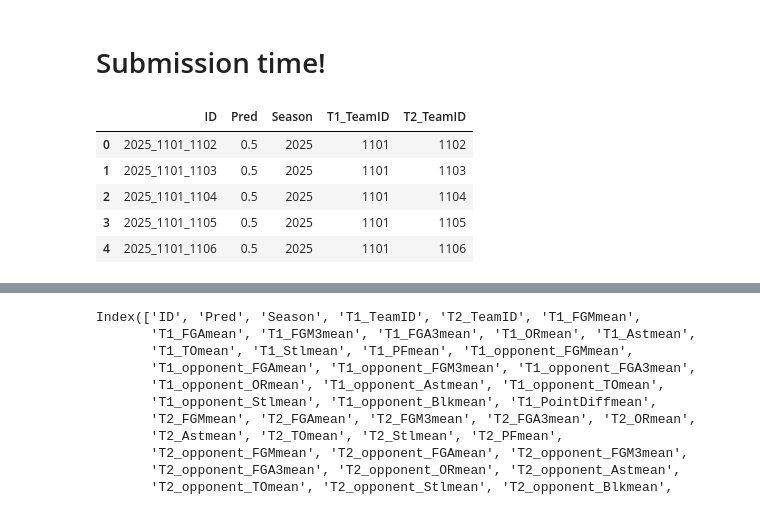
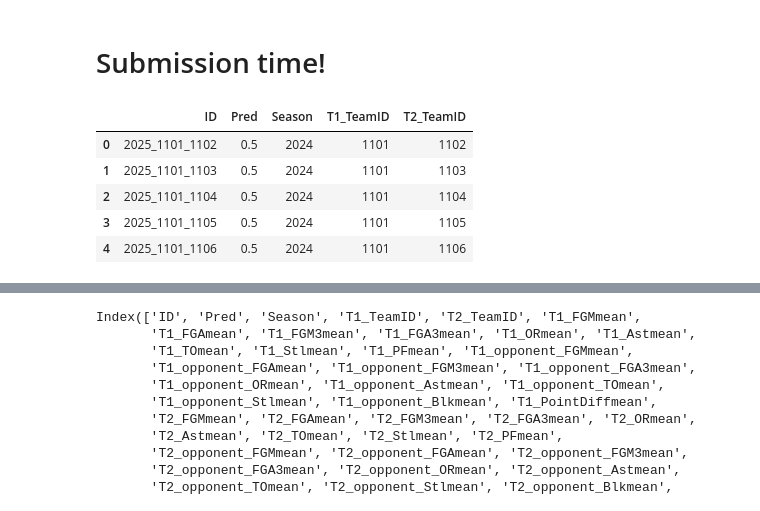
Before and after one commit to brendanlapuma/mmadness-2025, a Jupyter notebook: 2025_notebook.ipynb, the cells around one changed output, grey strips where cells are left out. Saved outputs shown, nothing was run; the diff lists cells and outputs as text; code cells hidden in the pictures.

```diff
--- a/2025_notebook.ipynb
+++ b/2025_notebook.ipynb
@@ -946,22 +948,25 @@ dtype: float64
 # %%
 """
 sub["Season"] = 2018
 sub["T1_TeamID"] = sub["ID"].apply(lambda x: x[5:9]).astype(int)
 sub["T2_TeamID"] = sub["ID"].apply(lambda x: x[10:14]).astype(int)
 sub.head()
 """
 sub = pd.read_csv(DATA_PATH + "SampleSubmissionStage2.csv")
-sub['Season'] = 2025 #sub['ID'].apply(lambda x: int(x.split('_')[0]))
+
+# CHANGE THIS TO 2025 FOR FINAL SUBMISSION
+
+sub['Season'] = 2024 #sub['ID'].apply(lambda x: int(x.split('_')[0]))
 sub["T1_TeamID"] = sub['ID'].apply(lambda x: int(x.split('_')[1]))
 sub["T2_TeamID"] = sub['ID'].apply(lambda x: int(x.split('_')[2]))
 sub.head()
 # %% [output]
 |  | ID | Pred | Season | T1_TeamID | T2_TeamID |
-| 0 | 2025_1101_1102 | 0.5 | 2025 | 1101 | 1102 |
-| 1 | 2025_1101_1103 | 0.5 | 2025 | 1101 | 1103 |
-| 2 | 2025_1101_1104 | 0.5 | 2025 | 1101 | 1104 |
-| 3 | 2025_1101_1105 | 0.5 | 2025 | 1101 | 1105 |
-| 4 | 2025_1101_1106 | 0.5 | 2025 | 1101 | 1106 |
+| 0 | 2025_1101_1102 | 0.5 | 2024 | 1101 | 1102 |
+| 1 | 2025_1101_1103 | 0.5 | 2024 | 1101 | 1103 |
+| 2 | 2025_1101_1104 | 0.5 | 2024 | 1101 | 1104 |
+| 3 | 2025_1101_1105 | 0.5 | 2024 | 1101 | 1105 |
+| 4 | 2025_1101_1106 | 0.5 | 2024 | 1101 | 1106 |
 # %%
 seeds_T1.tail() # make sure we have the 2025 seeds
 # %% [output]
```
Also changed, not shown: parts of 12 cells of this notebook, 2 other files.
